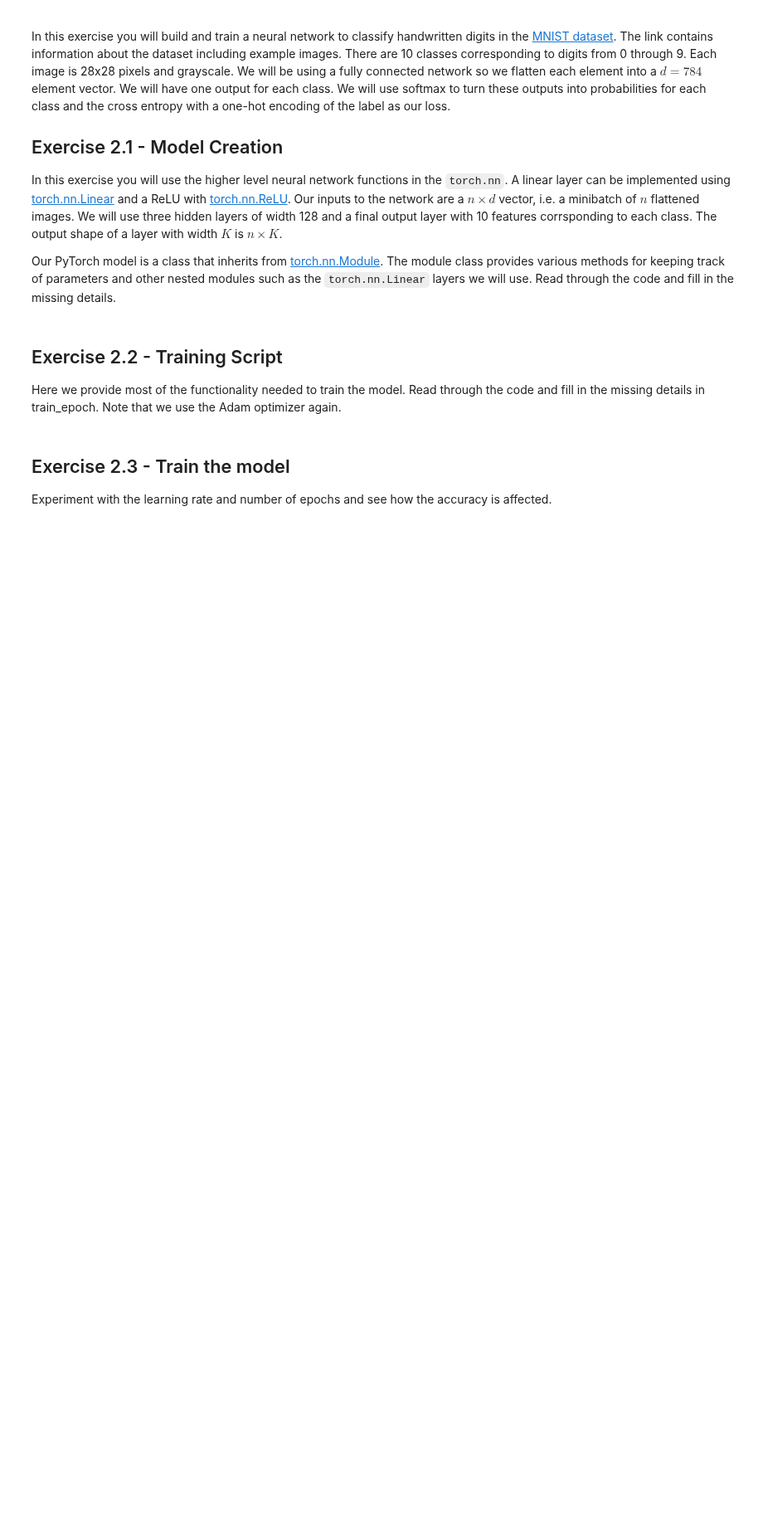
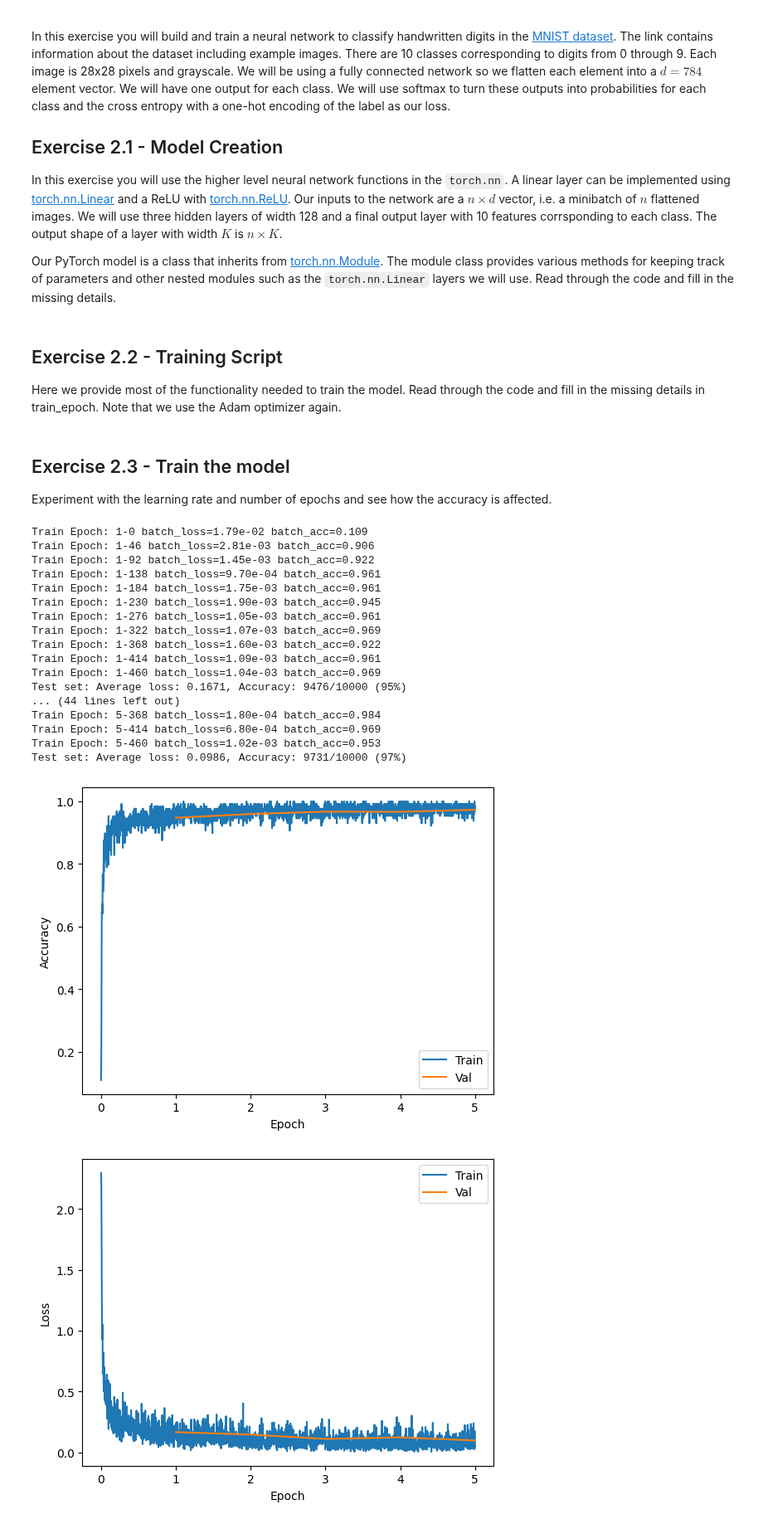
Before and after one commit to epfml/ML_course, a Jupyter notebook: labs/ex07/template/ex07.ipynb, the cells around one changed output. Shown at 83% size. Drawn from its saved outputs; the diff is of its cells as text; code cells hidden in the pictures; blank space fills up the shorter version.

```diff
--- a/labs/ex07/template/ex07.ipynb
+++ b/labs/ex07/template/ex07.ipynb
@@ -197,7 +197,9 @@ def get_model_weights(L, K, device):
 
 def predict(X, weights, biases):
 
+
     assert len(weights) == len(biases)
+
 
     L = len(weights)
     current_X = X
@@ -206,10 +208,8 @@ def predict(X, weights, biases):
     for i in range(L):
         z_i = current_X @ weights[i] + biases[i]
         current_X = (
-            torch.clamp(z_i, min=0)
-            if i < L - 1
-            else z_i
-        ) # active le z_i avec ReLU, sauf pour la dernière activation
+            torch.clamp(z_i, min=0) if i < L - 1 else z_i
+        )  # active le z_i avec ReLU, sauf pour la dernière activation
     return current_X
 # %% [markdown]
 ### Exercise 1.3 - Training Loop
@@ -400,6 +400,10 @@ In this exercise you will build and train a neural network to classify handwritt
 In this exercise you will use the higher level neural network functions in the `torch.nn`. A linear layer can be implemented using [torch.nn.Linear](https://pytorch.org/docs/stable/generated/torch.nn.Linear.html#torch.nn.Linear) and a ReLU with [torch.nn.ReLU](https://pytorch.org/docs/stable/generated/torch.nn.ReLU.html#torch.nn.ReLU). Our inputs to the network are a $n \times d$ vector, i.e. a minibatch of $n$ flattened images. We will use three hidden layers of width 128 and a final output layer with 10 features corrsponding to each class. The output shape of a layer with width $K$ is $n \times K$.
 
 Our PyTorch model is a class that inherits from [torch.nn.Module](https://pytorch.org/docs/stable/generated/torch.nn.Module.html#torch.nn.Module). The module class provides various methods for keeping track of parameters and other nested modules such as the `torch.nn.Linear` layers we will use. Read through the code and fill in the missing details.
+# %%
+d = 784
+n = 128
+n_final = 10
 # %%
 class MNIST_model(torch.nn.Module):
     # Models in PyTorch usually inherit from this Module
@@ -441,16 +448,24 @@ def train_epoch(model, device, train_loader, optimizer, epoch, criterion):
     loss_history = []
     accuracy_history = []
     for batch_idx, (data, target) in enumerate(train_loader):
-        # ***************************************************
-        # INSERT YOUR CODE HERE
-        # ***************************************************
-        # TODO: Move data and target to the specified device
-        output = None  # TODO
-        loss = None  # TODO
-        # TODO Backpropagate
-        # TODO Optimizer step
-        # TODO Zero the gradients
-        raise NotImplementedError
+        # Move data and target to the specified device (e.g., GPU or CPU)
+        data = data.to(device)
+        target = target.to(device)
+
+        # Forward pass: Get the model's output for the current batch
+        output = model(data)
+
+        # Calculate the loss using the specified criterion (cross-entropy for classification)
+        loss = criterion(output, target)
+
+        # Backpropagation: Calculate gradients
+        loss.backward()
+
+        # Optimizer step: Update model parameters
+        optimizer.step()
+
+        # Zero the gradients for the next iteration
+        optimizer.zero_grad()
 
         pred = output.argmax(dim=1, keepdim=True)
         correct = pred.eq(target.view_as(pred)).sum().item()
@@ -605,8 +620,28 @@ Experiment with the learning rate and number of epochs and see how the accuracy
 # %%
 # TODO: Play around with these settings
 lr = 5e-3
 batch_size = 128
-num_epochs = 2
+num_epochs = 5
 device = torch.device("cuda" if torch.cuda.is_available() else "cpu")
 
 run_mnist_training(num_epochs, lr, batch_size, device)
+# %% [output]
+Train Epoch: 1-0 batch_loss=1.79e-02 batch_acc=0.109
+Train Epoch: 1-46 batch_loss=2.81e-03 batch_acc=0.906
+Train Epoch: 1-92 batch_loss=1.45e-03 batch_acc=0.922
+Train Epoch: 1-138 batch_loss=9.70e-04 batch_acc=0.961
+Train Epoch: 1-184 batch_loss=1.75e-03 batch_acc=0.961
+Train Epoch: 1-230 batch_loss=1.90e-03 batch_acc=0.945
+Train Epoch: 1-276 batch_loss=1.05e-03 batch_acc=0.961
+Train Epoch: 1-322 batch_loss=1.07e-03 batch_acc=0.969
+Train Epoch: 1-368 batch_loss=1.60e-03 batch_acc=0.922
+Train Epoch: 1-414 batch_loss=1.09e-03 batch_acc=0.961
+Train Epoch: 1-460 batch_loss=1.04e-03 batch_acc=0.969
+Test set: Average loss: 0.1671, Accuracy: 9476/10000 (95%)
+... (44 lines left out)
+Train Epoch: 5-368 batch_loss=1.80e-04 batch_acc=0.984
+Train Epoch: 5-414 batch_loss=6.80e-04 batch_acc=0.969
+Train Epoch: 5-460 batch_loss=1.02e-03 batch_acc=0.953
+Test set: Average loss: 0.0986, Accuracy: 9731/10000 (97%)
+[figure, added]
+[figure, added]
```
Also changed, not shown: parts of 2 cells of this notebook, 8 other files.
